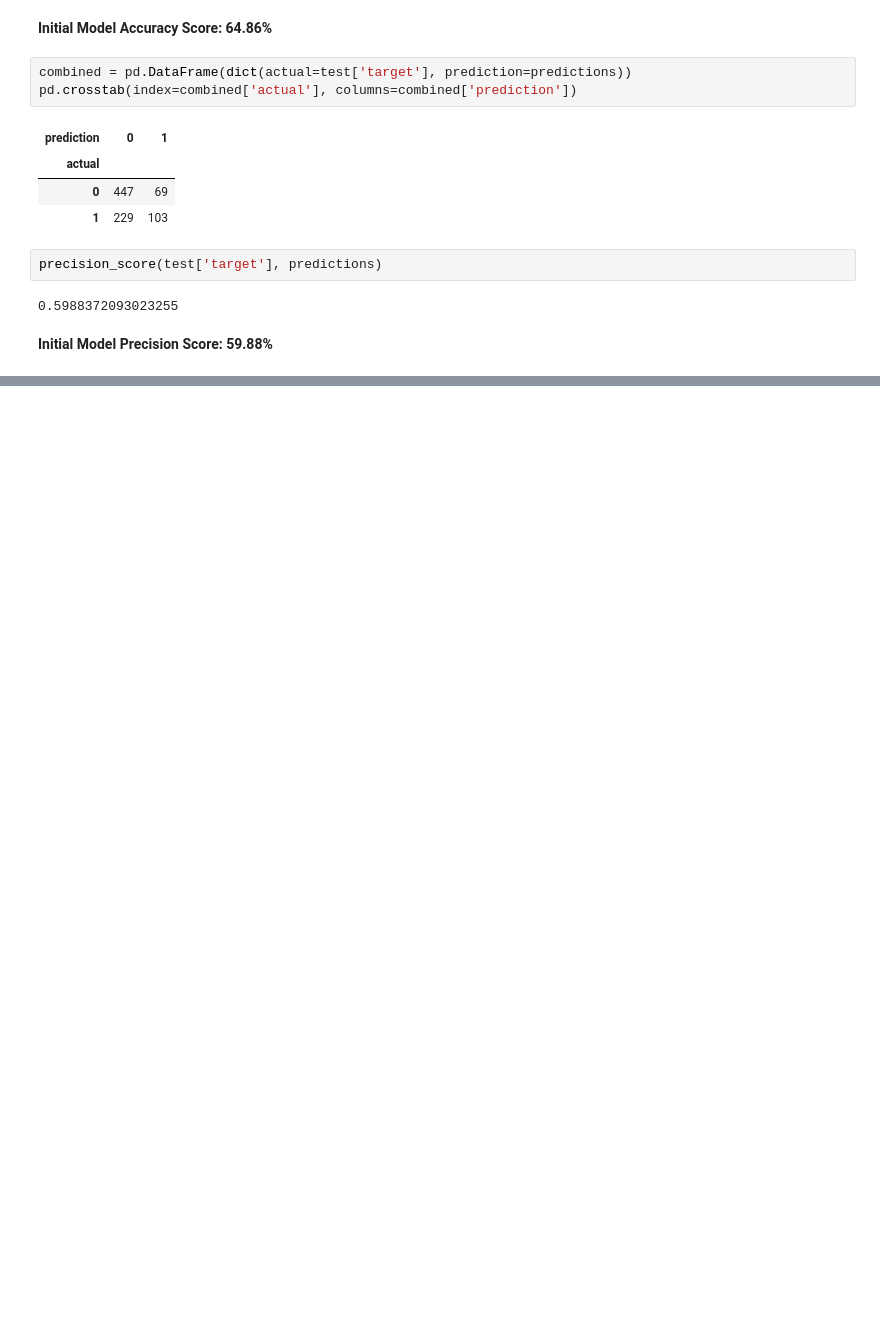
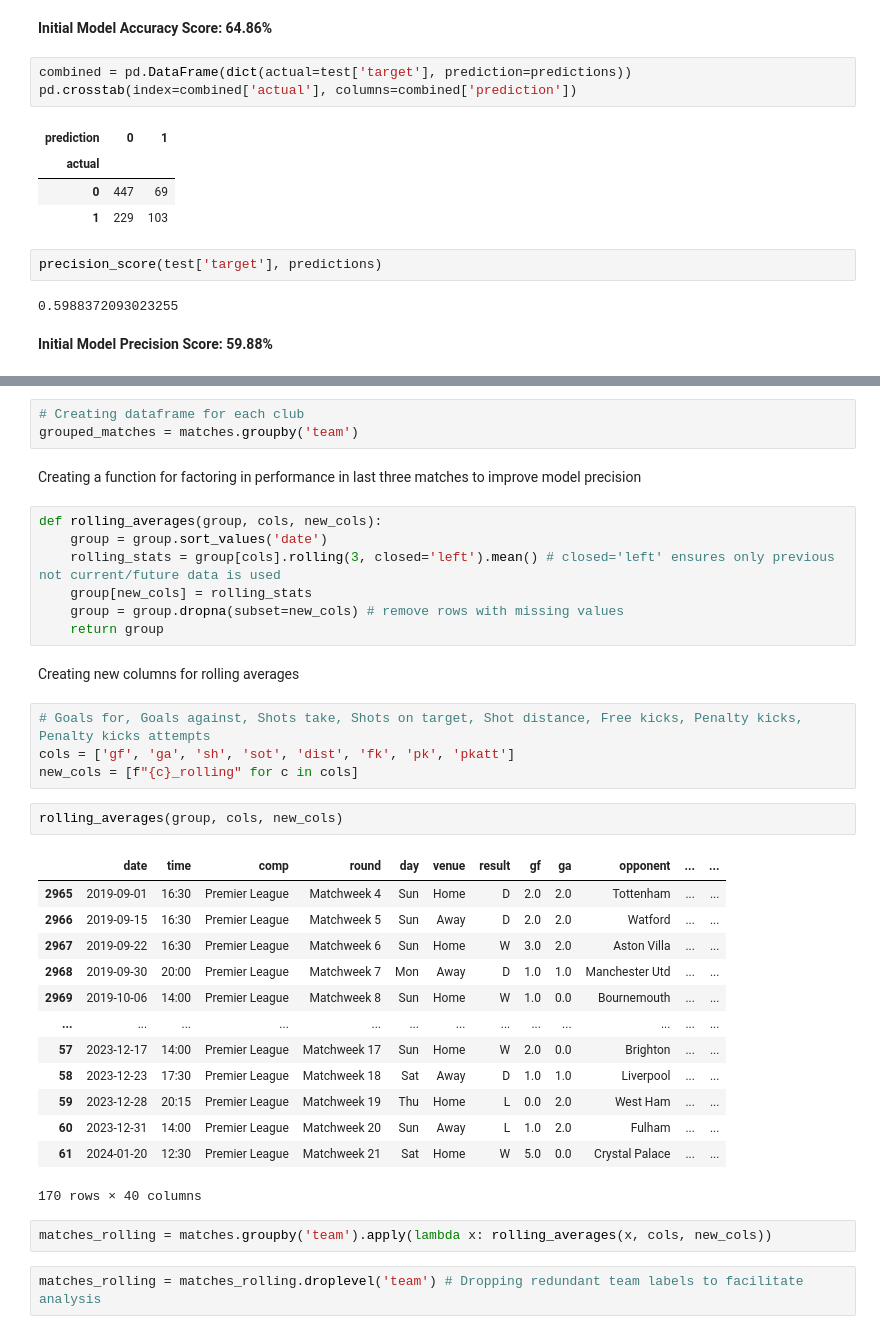
Before and after one commit to ammaarmelethil/Premier_League_Match_Winners_Prediction, a Jupyter notebook: EPL_Pred_RandomForest.ipynb, the cells around one changed output, grey strips where cells are left out. Cells and saved outputs as stored; diff of their text form; blank space fills up the shorter version.

Commit message:
Calculated rolling avgs

```diff
--- a/EPL_Pred_RandomForest.ipynb
+++ b/EPL_Pred_RandomForest.ipynb
@@ -156,0 +162,38 @@ precision_score(test['target'], predictions)
+# %%
+# Creating dataframe for each club
+grouped_matches = matches.groupby('team')
+# %% [markdown]
+Creating a function for factoring in performance in last three matches to improve model precision
+# %%
+def rolling_averages(group, cols, new_cols):
+    group = group.sort_values('date')
+    rolling_stats = group[cols].rolling(3, closed='left').mean() # closed='left' ensures only previous not current/future data is used
+    group[new_cols] = rolling_stats
+    group = group.dropna(subset=new_cols) # remove rows with missing values
+    return group
+# %% [markdown]
+Creating new columns for rolling averages
+# %%
+# Goals for, Goals against, Shots take, Shots on target, Shot distance, Free kicks, Penalty kicks, Penalty kicks attempts
+cols = ['gf', 'ga', 'sh', 'sot', 'dist', 'fk', 'pk', 'pkatt']
+new_cols = [f"{c}_rolling" for c in cols]
+# %%
+rolling_averages(group, cols, new_cols)
+# %% [output]
+|  | date | time | comp | round | day | venue | result | gf | ga | opponent | ... | ... |
+| 2965 | 2019-09-01 | 16:30 | Premier League | Matchweek 4 | Sun | Home | D | 2.0 | 2.0 | Tottenham | ... | ... |
+| 2966 | 2019-09-15 | 16:30 | Premier League | Matchweek 5 | Sun | Away | D | 2.0 | 2.0 | Watford | ... | ... |
+| 2967 | 2019-09-22 | 16:30 | Premier League | Matchweek 6 | Sun | Home | W | 3.0 | 2.0 | Aston Villa | ... | ... |
+| 2968 | 2019-09-30 | 20:00 | Premier League | Matchweek 7 | Mon | Away | D | 1.0 | 1.0 | Manchester Utd | ... | ... |
+| 2969 | 2019-10-06 | 14:00 | Premier League | Matchweek 8 | Sun | Home | W | 1.0 | 0.0 | Bournemouth | ... | ... |
+| ... | ... | ... | ... | ... | ... | ... | ... | ... | ... | ... | ... | ... |
+| 57 | 2023-12-17 | 14:00 | Premier League | Matchweek 17 | Sun | Home | W | 2.0 | 0.0 | Brighton | ... | ... |
+| 58 | 2023-12-23 | 17:30 | Premier League | Matchweek 18 | Sat | Away | D | 1.0 | 1.0 | Liverpool | ... | ... |
+| 59 | 2023-12-28 | 20:15 | Premier League | Matchweek 19 | Thu | Home | L | 0.0 | 2.0 | West Ham | ... | ... |
+| 60 | 2023-12-31 | 14:00 | Premier League | Matchweek 20 | Sun | Away | L | 1.0 | 2.0 | Fulham | ... | ... |
+| 61 | 2024-01-20 | 12:30 | Premier League | Matchweek 21 | Sat | Home | W | 5.0 | 0.0 | Crystal Palace | ... | ... |
+170 rows × 40 columns
+# %%
+matches_rolling = matches.groupby('team').apply(lambda x: rolling_averages(x, cols, new_cols))
+# %%
+matches_rolling = matches_rolling.droplevel('team') # Dropping redundant team labels to facilitate analysis
```
Also changed, not shown: parts of 4 cells of this notebook.
